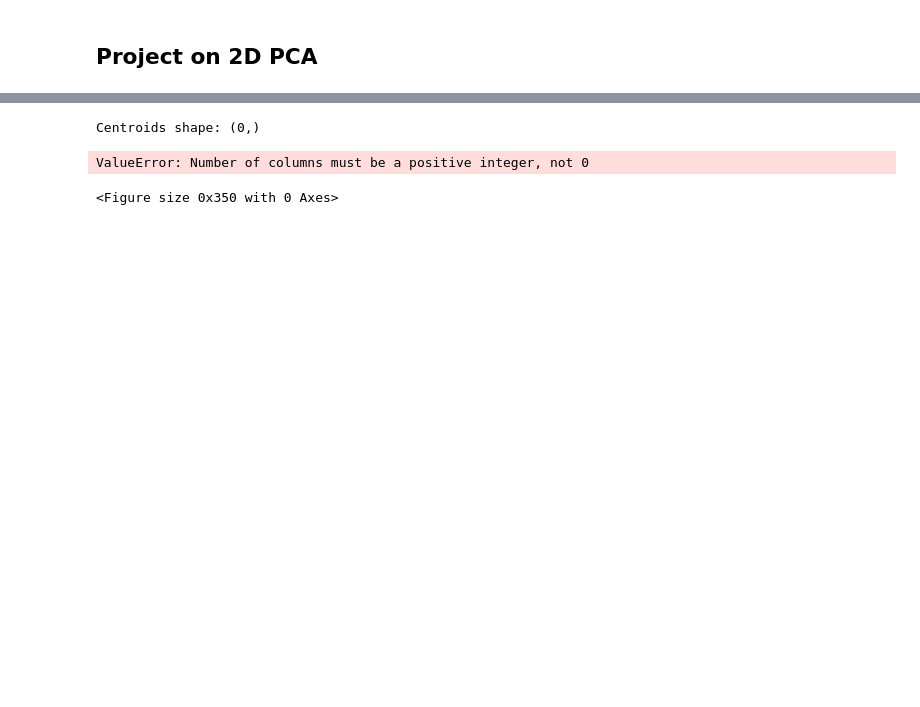
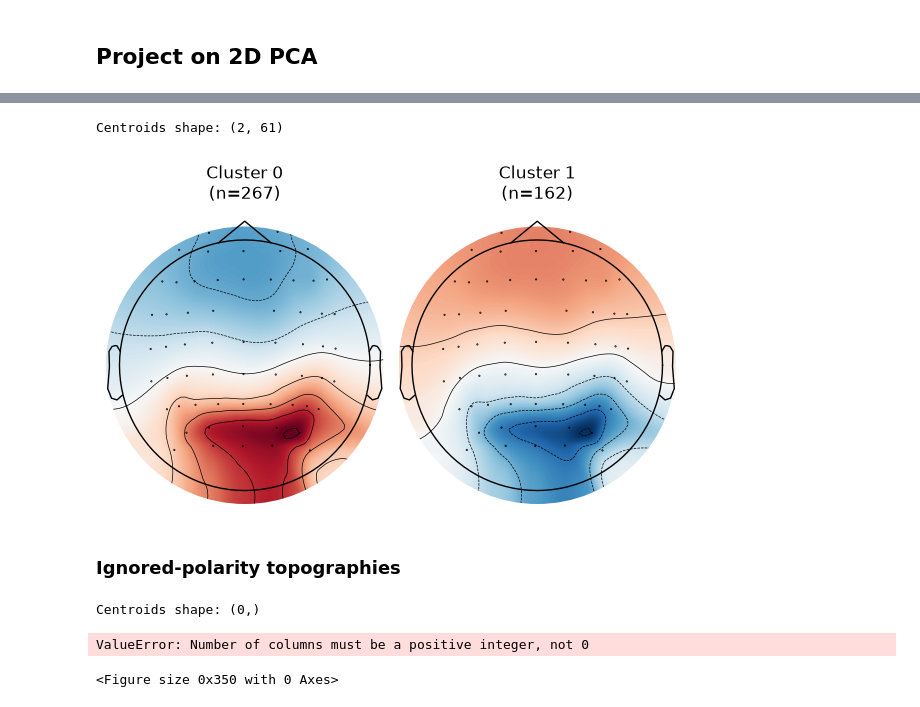
Before and after one commit to haircutt/neuro-ml-proj, a Jupyter notebook: microstate-clustering-eeg.ipynb, the cells around one changed output, grey strips where cells are left out. Cells and saved outputs as stored; diff of their text form; code cells hidden in the pictures; blank space fills up the shorter version.

```diff
--- a/microstate-clustering-eeg.ipynb
+++ b/microstate-clustering-eeg.ipynb
@@ -250,35 +261,55 @@ Polarity-invariant: n_noise=1399, n_clustered=0
 # %%
 # Cluster centroid = mean sensor-space topography of GFP-peak samples assigned
 # to that cluster (noise, label -1, excluded).
-cluster_labels_sorted = np.unique(labels[labels > -1])
+cluster_labels_sorted = np.unique(labels_pol[labels_pol > -1])
 K = len(cluster_labels_sorted)
-centroids = np.array([X[labels == k].mean(axis=0) for k in cluster_labels_sorted])
+centroids = np.array([X[labels_pol == k].mean(axis=0) for k in cluster_labels_sorted])
 print(f"Centroids shape: {centroids.shape}")  # (K, n_channels)
-
-# HDBscan to ignore polarity of topographies (i.e., treat +A and -A as equivalent)
-#  we can flip the sign of each GFP-peak sample to match the sign of its cluster centroid
-for k, centroid in zip(cluster_labels_sorted, centroids):
-    cluster_mask = labels == k
-    cluster_samples = X[cluster_mask]
-    # Compute dot product between each sample and the centroid
-    dot_products = np.dot(cluster_samples, centroid)
-    # Flip the sign of samples with negative dot product
-    X[cluster_mask] *= np.sign(dot_products)[:, np.newaxis]
-
-# Recompute centroids after polarity alignment
-centroids = np.array([X[labels == k].mean(axis=0) for k in cluster_labels_sorted])
 
 fig, axes = plt.subplots(1, K, figsize=(3 * K, 3.5))
 if K == 1:
     axes = [axes]
 
 for k, centroid, ax in zip(cluster_labels_sorted, centroids, axes):
     mne.viz.plot_topomap(centroid, raw.info, axes=ax, show=False)
-    ax.set_title(f"Cluster {k:d}\n(n={np.sum(labels == k):d})")
+    ax.set_title(f"Cluster {k:d}\n(n={np.sum(labels_pol == k):d})")
 
 fig.tight_layout()
 plt.show()
 # %% [output]
-Centroids shape: (0,)
+Centroids shape: (2, 61)
-ValueError: Number of columns must be a positive integer, not 0
-<Figure size 0x350 with 0 Axes>
+[figure, added]
+# %% [markdown]
+### Ignored-polarity topographies
+# %%
+# Optional: polarity-invariant centroid topographies.
+# This keeps the main polarised workflow unchanged and tests the alternative
+# interpretation that +A and -A are the same microstate.
+X_pol_inv = X.copy()
+cluster_labels_sorted = np.unique(labels[labels > -1])
+K = len(cluster_labels_sorted)
+centroids = np.array([X_pol_inv[labels == k].mean(axis=0) for k in cluster_labels_sorted])
+print(f"Centroids shape: {centroids.shape}")  # (K, n_channels)
+
+for k, centroid in zip(cluster_labels_sorted, centroids):
+    cluster_mask = labels == k
+    cluster_samples = X_pol_inv[cluster_mask]
+    dot_products = np.dot(cluster_samples, centroid)
+    X_pol_inv[cluster_mask] *= np.sign(dot_products)[:, np.newaxis]
+
+centroids = np.array([X_pol_inv[labels == k].mean(axis=0) for k in cluster_labels_sorted])
+
+fig, axes = plt.subplots(1, K, figsize=(3 * K, 3.5))
+if K == 1:
+    axes = [axes]
+
+for k, centroid, ax in zip(cluster_labels_sorted, centroids, axes):
+    mne.viz.plot_topomap(centroid, raw.info, axes=ax, show=False)
+    ax.set_title(f"Cluster {k:d}\n(n={np.sum(labels == k):d})")
+
+fig.tight_layout()
+plt.show()
+# %% [output]
+Centroids shape: (0,)
+ValueError: Number of columns must be a positive integer, not 0
+<Figure size 0x350 with 0 Axes>
```
Also changed, not shown: parts of 15 cells of this notebook.
